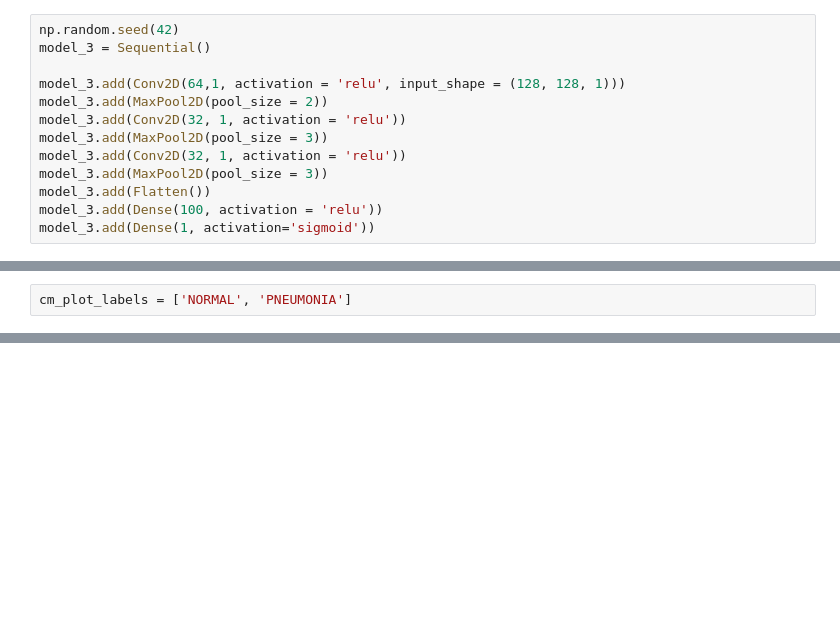
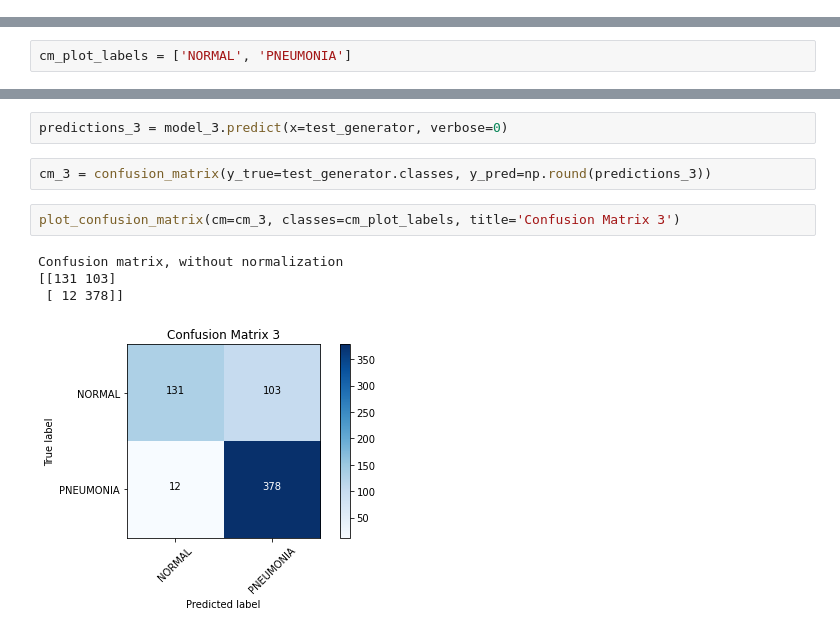
Before and after one commit to edejesus196/Chest_X-Ray_Images, a Jupyter notebook: main_notebook.ipynb, the cells around one changed output, grey strips where cells are left out. Drawn from its saved outputs; the diff is of its cells as text; blank space fills up the shorter version.

```diff
--- a/main_notebook.ipynb
+++ b/main_notebook.ipynb
@@ -246,16 +219,3 @@ model_3.evaluate(test_generator)
 # %%
 # how do I eveluate the wrong classifications to try to figure out why these were misclassified
 #why do my results keep changing
-# %%
-np.random.seed(42)
-model_3 = Sequential()
-
-model_3.add(Conv2D(64,1, activation = 'relu', input_shape = (128, 128, 1)))
-model_3.add(MaxPool2D(pool_size = 2))
-model_3.add(Conv2D(32, 1, activation = 'relu'))
-model_3.add(MaxPool2D(pool_size = 3))
-model_3.add(Conv2D(32, 1, activation = 'relu'))
-model_3.add(MaxPool2D(pool_size = 3))
-model_3.add(Flatten())
-model_3.add(Dense(100, activation = 'relu'))
-model_3.add(Dense(1, activation='sigmoid'))
@@ -360,0 +344,11 @@ array([0, 0, 0, 0, 0, 0, 0, 0, 0, 0, 0, 0, 0, 0, 0, 0, 0, 0, 0, 0, 0, 0,
+# %%
+predictions_3 = model_3.predict(x=test_generator, verbose=0)
+# %%
+cm_3 = confusion_matrix(y_true=test_generator.classes, y_pred=np.round(predictions_3))
+# %%
+plot_confusion_matrix(cm=cm_3, classes=cm_plot_labels, title='Confusion Matrix 3')
+# %% [output]
+Confusion matrix, without normalization
+[[131 103]
+ [ 12 378]]
+[figure, added]
```
Also changed, not shown: parts of 30 cells of this notebook.
